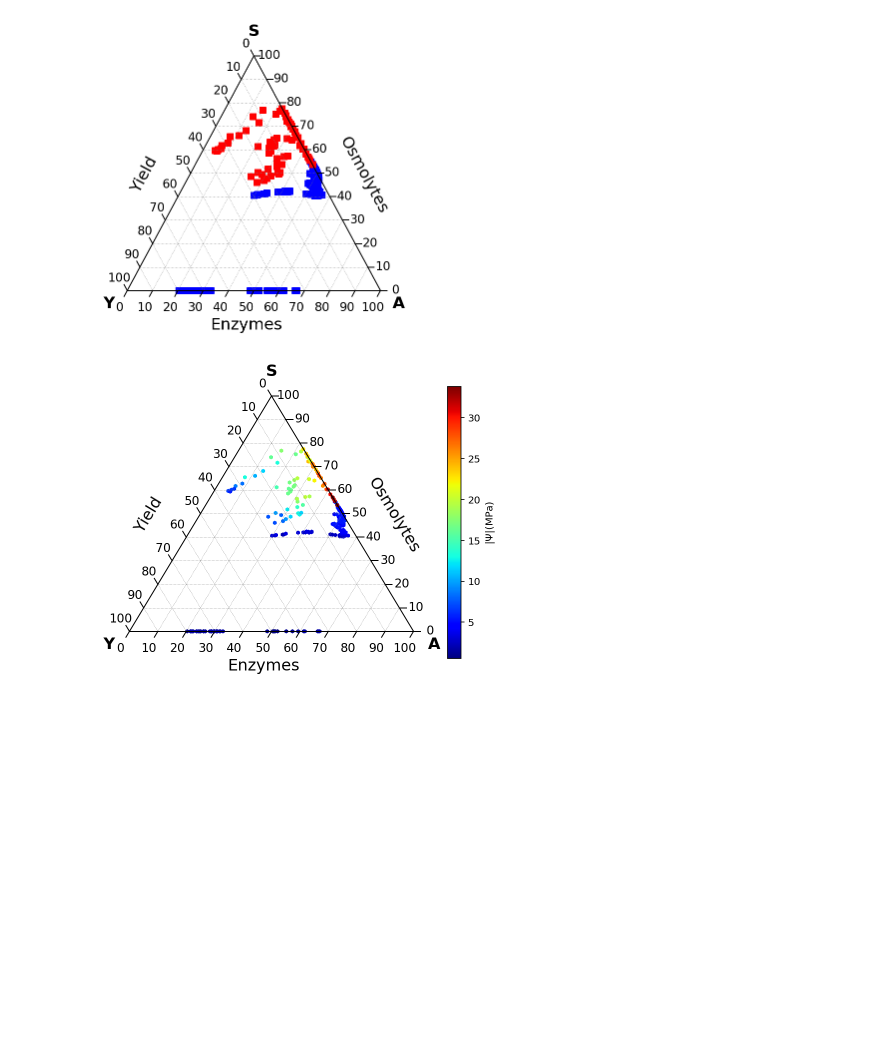
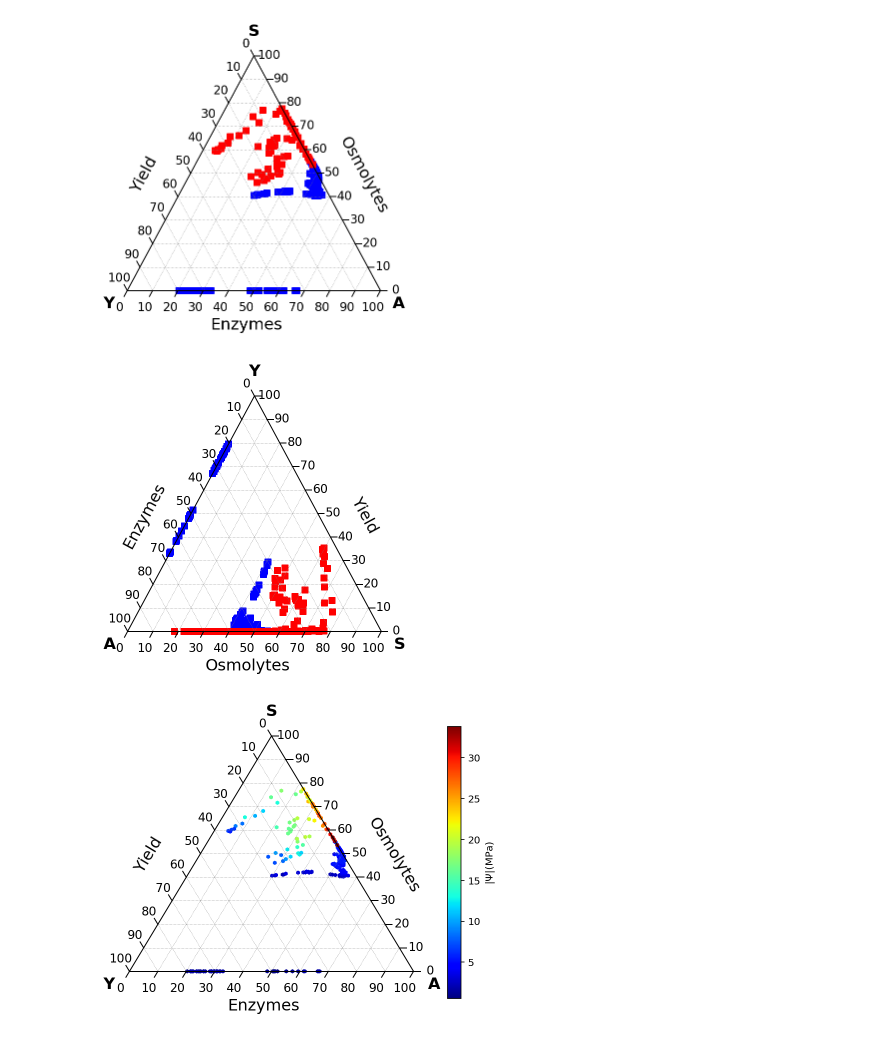
Before and after one commit to bioatmosphere/microbiome-drought-legacy, a Jupyter notebook: data/version_2/community/tradeoff_dis_v2.ipynb, the cells around one changed output. Drawn from its saved outputs; the diff is of its cells as text; code cells hidden in the pictures; blank space fills up the shorter version.

```diff
--- a/data/version_2/community/tradeoff_dis_v2.ipynb
+++ b/data/version_2/community/tradeoff_dis_v2.ipynb
@@ -61,3 +64,6 @@ community_basex10 = community_data(enzyme_basex10,osmolyte_basex10,yield_basex10
+# %%
+community_base    = community_data(osmolyte_base, yield_base, enzyme_base)
+community_basex10 = community_data(osmolyte_basex10, yield_basex10, enzyme_basex10)
 # %% [markdown]
 ## year-3
 # %%
@@ -133,6 +139,37 @@ tax.left_corner_label("Y", fontsize=fontsize,weight='heavy')
 tax.show()
 # %% [output]
 [figure]
+# %%
+# Scatter Plot
+scale = 100
+figure, tax = ternary.figure(scale=scale)
+figure.set_size_inches(5,5)
+
+tax.scatter(community_base_y6.values, marker='s',color='blue', label="Ambient",alpha=1.0)
+tax.scatter(community_basex10_y6.values,marker='s',color='red',label="Severe",alpha=1.0)
+
+#tax.legend(loc='lower center',bbox_to_anchor=(0.5, 0.1), frameon=False,fontsize=12)
+
+tax.gridlines(multiple=scale/10, color="grey", linewidth=0.5)
+tax.boundary(linewidth=1.0)
+tax.ticks(axis='lbr', linewidth=1, multiple=scale/10,offset=0.025,fontsize=12)
+tax.clear_matplotlib_ticks()
+tax.get_axes().axis('off')
+
+#tax.set_title("Scatter Plot", fontsize=20)
+fontsize =16
+tax.left_axis_label("Enzymes",     fontsize=fontsize, weight='normal', offset=0.18)
+tax.right_axis_label("Yield",      fontsize=fontsize, weight='normal', offset=0.18)
+tax.bottom_axis_label("Osmolytes", fontsize=fontsize, weight='normal', offset=0.10)
+tax.right_corner_label("S",fontsize=fontsize,weight='heavy')
+tax.top_corner_label("Y",  fontsize=fontsize,weight='heavy')
+tax.left_corner_label("A", fontsize=fontsize,weight='heavy')
+
+#tax.savefig('../figures/ternary_dis_y6.pdf',dpi=500)
+
+tax.show()
+# %% [output]
+[figure, added]
 # %%
 community_base_dis_t = community_base.iloc[365*6-257:365*6-75,:].copy()
 community_base_dis_t['Psi'] = abs(base.iloc[365*6-257:365*6-75,:].loc[:,'Psi']).tolist()
```
Also changed, not shown: parts of 8 cells of this notebook, 42 other files.
